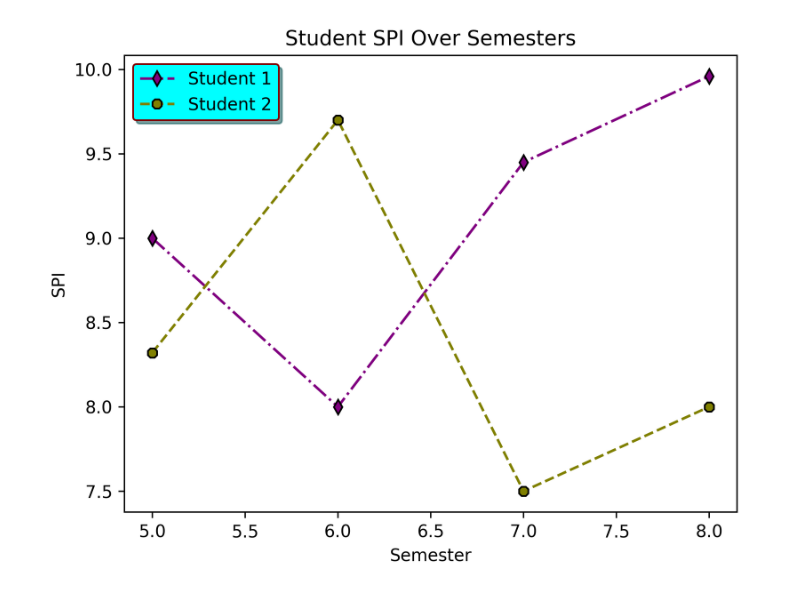
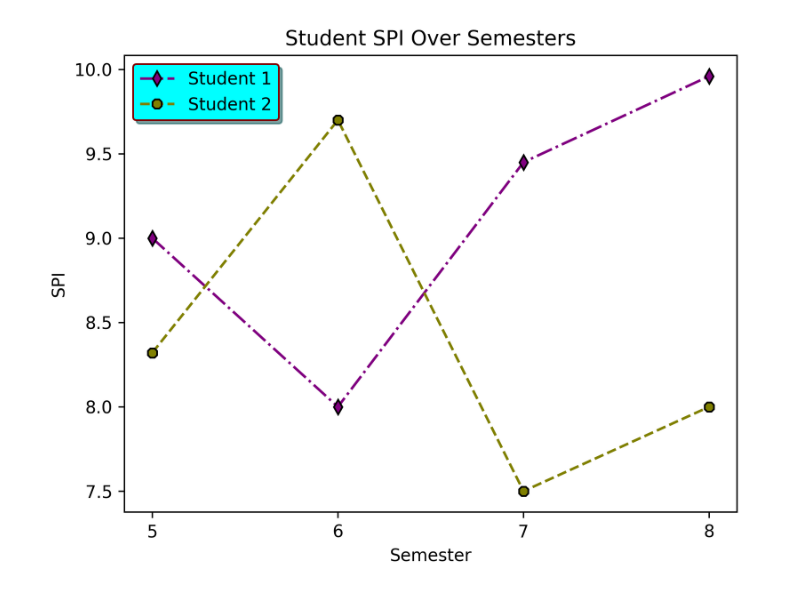
Before and after one commit to jaymin77/GTU, a Jupyter notebook: pds/22_last4_spi.ipynb, the cells around one changed output. Drawn from its saved outputs; the diff is of its cells as text; code cells hidden in the pictures.

```diff
--- a/pds/22_last4_spi.ipynb
+++ b/pds/22_last4_spi.ipynb
@@ -3,19 +3,21 @@ import matplotlib.pyplot as plt
 # %%
 import matplotlib.pyplot as plt
 
 sem = [5, 6, 7, 8]
 stu1 = [9, 8, 9.45, 9.96]
 stu2 = [8.32, 9.70, 7.50, 8]
 
 plt.subplots(dpi = 350)
+plt.xticks([5,6,7,8])
 plt.plot(sem, stu1, label='Student 1', marker='d',linestyle = "dashdot",color = "purple",markeredgecolor = "k")
 plt.plot(sem, stu2, label='Student 2', marker='8',linestyle = "dashed",color = "olive",markeredgecolor = "k")
+
 
 plt.xlabel('Semester')
 plt.ylabel('SPI')
 plt.title('Student SPI Over Semesters')
 
 plt.legend(facecolor = "aqua",shadow = True,edgecolor = "maroon")
 plt.show()
 # %% [output]
-[figure, old version]
+[figure, new version]
```
Also changed, not shown: 1 other file.
